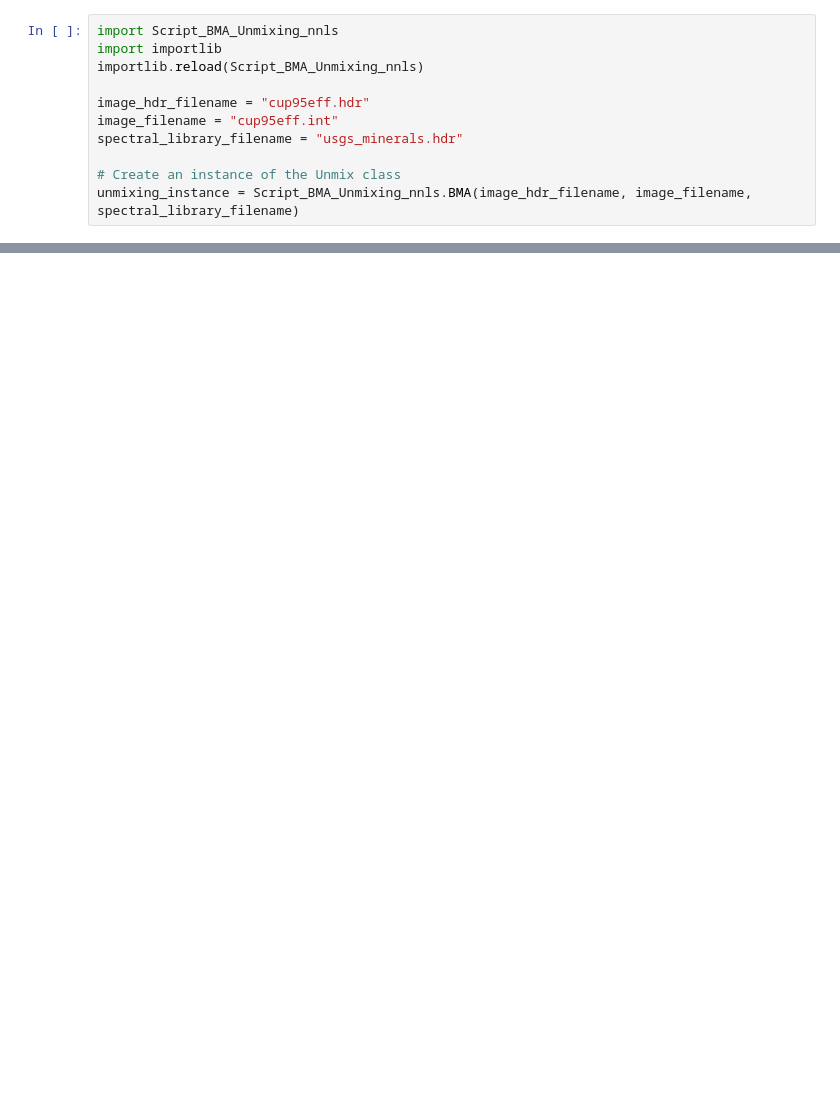
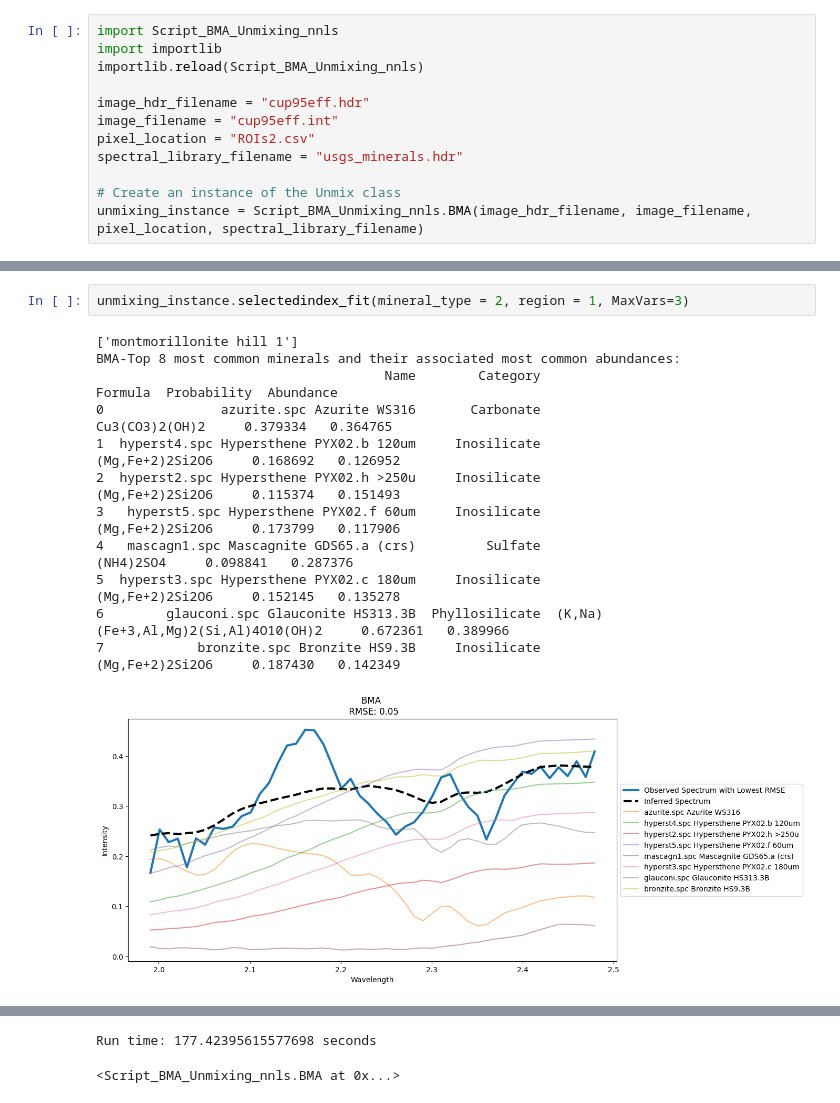
Before and after one commit to bakerjf1993/Hyperspectral-Unmixing, a Jupyter notebook: Run_BMA_nnls.ipynb, the cells around one changed output, grey strips where cells are left out. Saved outputs shown, nothing was run; the diff lists cells and outputs as text; blank space fills up the shorter version.

```diff
--- a/Run_BMA_nnls.ipynb
+++ b/Run_BMA_nnls.ipynb
@@ -5,7 +5,8 @@ importlib.reload(Script_BMA_Unmixing_nnls)
 
 image_hdr_filename = "cup95eff.hdr"
 image_filename = "cup95eff.int"
+pixel_location = "ROIs2.csv"
 spectral_library_filename = "usgs_minerals.hdr"
 
 # Create an instance of the Unmix class
-unmixing_instance = Script_BMA_Unmixing_nnls.BMA(image_hdr_filename, image_filename, spectral_library_filename)
+unmixing_instance = Script_BMA_Unmixing_nnls.BMA(image_hdr_filename, image_filename, pixel_location, spectral_library_filename)
@@ -45,0 +13,15 @@ Summary: BMA
+# %%
+unmixing_instance.selectedindex_fit(mineral_type = 2, region = 1, MaxVars=3)
+# %% [output]
+['montmorillonite hill 1']
+BMA-Top 8 most common minerals and their associated most common abundances:
+                                     Name        Category                              Formula  Probability  Abundance
+0               azurite.spc Azurite WS316       Carbonate                       Cu3(CO3)2(OH)2     0.379334   0.364765
+1  hyperst4.spc Hypersthene PYX02.b 120um     Inosilicate                      (Mg,Fe+2)2Si2O6     0.168692   0.126952
+2  hyperst2.spc Hypersthene PYX02.h >250u     Inosilicate                      (Mg,Fe+2)2Si2O6     0.115374   0.151493
+3   hyperst5.spc Hypersthene PYX02.f 60um     Inosilicate                      (Mg,Fe+2)2Si2O6     0.173799   0.117906
+4   mascagn1.spc Mascagnite GDS65.a (crs)         Sulfate                            (NH4)2SO4     0.098841   0.287376
+5  hyperst3.spc Hypersthene PYX02.c 180um     Inosilicate                      (Mg,Fe+2)2Si2O6     0.152145   0.135278
+6        glauconi.spc Glauconite HS313.3B  Phyllosilicate  (K,Na)(Fe+3,Al,Mg)2(Si,Al)4O10(OH)2     0.672361   0.389966
+7            bronzite.spc Bronzite HS9.3B     Inosilicate                      (Mg,Fe+2)2Si2O6     0.187430   0.142349
+[figure, added]
@@ -45,0 +29,2 @@ Summary: BMA
+Run time: 177.42395615577698 seconds
+<Script_BMA_Unmixing_nnls.BMA at 0x...>
```
Also changed, not shown: parts of 2 cells of this notebook, 26 other files.
